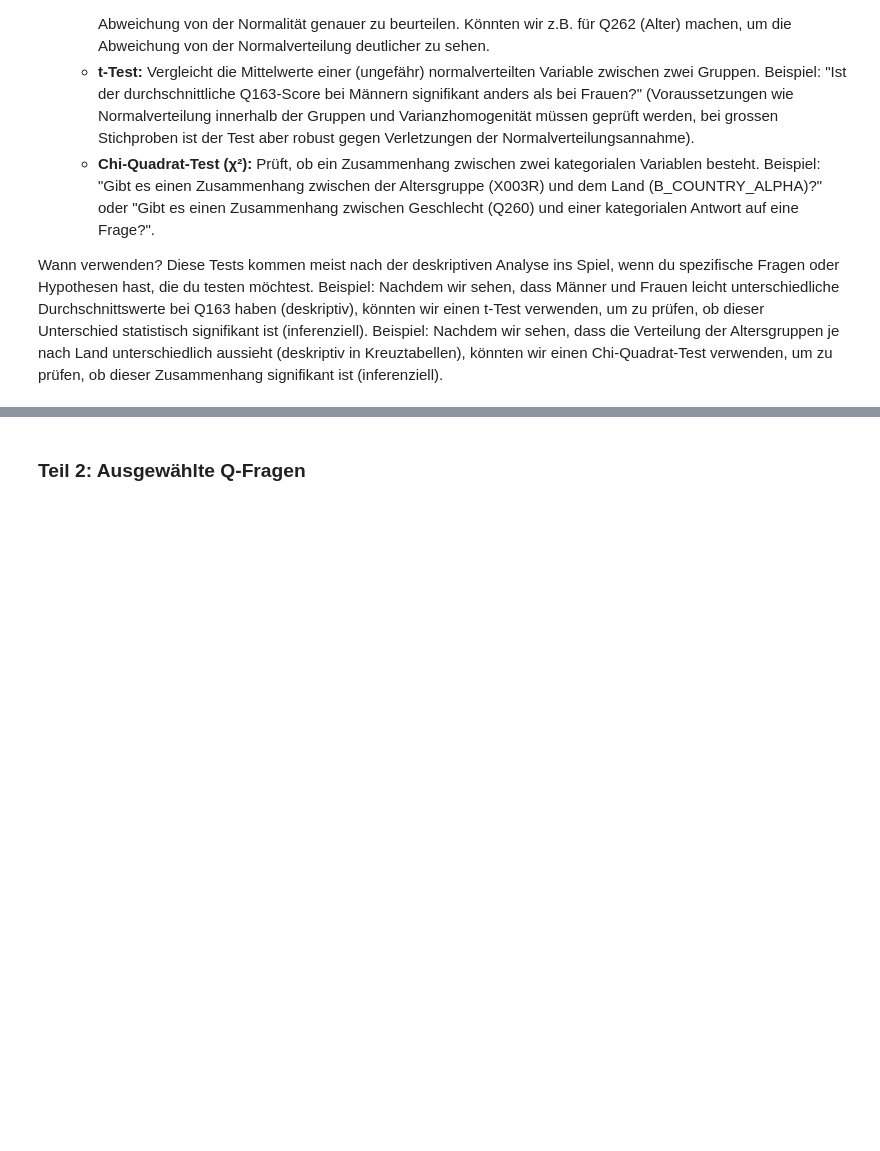
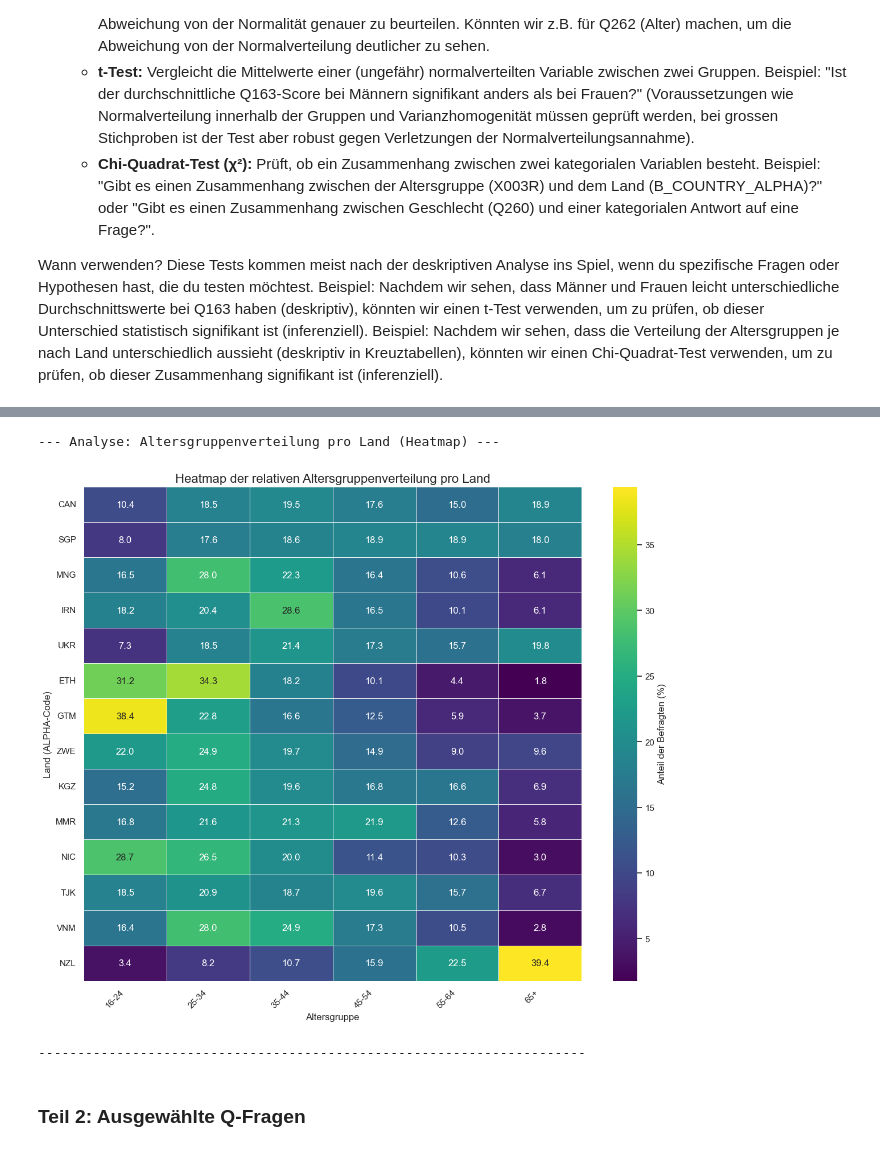
Before and after one commit to TobiasMaissen/cas_statistik_davi, a Jupyter notebook: statistik.ipynb, the cells around one changed output, grey strips where cells are left out. Drawn from its saved outputs; the diff is of its cells as text; code cells hidden in the pictures; blank space fills up the shorter version.

```diff
--- a/statistik.ipynb
+++ b/statistik.ipynb
@@ -399,3 +628,68 @@ Beispiel: Nachdem wir sehen, dass die Verteilung der Altersgruppen je nach Land
+# %%
+# --- Analyse: Altersgruppenverteilung pro Land (Heatmap) ---
+print("\n--- Analyse: Altersgruppenverteilung pro Land (Heatmap) ---")
+
+import pandas as pd
+import matplotlib.pyplot as plt
+import seaborn as sns
+import numpy as np # Für np.nan wenn Daten fehlen
+
+# Sicherstellen, dass df_clean und die Spalten existieren
+if 'df_clean' not in locals() or 'X003R' not in df_clean.columns or 'B_COUNTRY_ALPHA' not in df_clean.columns:
+    print("Fehler: Benötigte Daten (df_clean, X003R, B_COUNTRY_ALPHA) nicht gefunden.")
+else:
+    # Mapping und Reihenfolge für Altersgruppen-Labels
+    age_labels = {1.0: '16-24', 2.0: '25-34', 3.0: '35-44', 4.0: '45-54', 5.0: '55-64', 6.0: '65+'}
+    ordered_age_labels = list(age_labels.values())
+
+    # Daten vorbereiten (wie zuvor)
+    df_age_country = df_clean[['B_COUNTRY_ALPHA', 'X003R']].dropna()
+    df_age_country = df_age_country[df_age_country['X003R'].isin(age_labels.keys())]
+    df_age_country['Altersgruppe_Label'] = df_age_country['X003R'].map(age_labels)
+
+    # Kreuztabelle mit absoluten Zahlen
+    crosstab_abs = pd.crosstab(df_age_country['B_COUNTRY_ALPHA'], df_age_country['Altersgruppe_Label'])
+    crosstab_abs = crosstab_abs.reindex(columns=ordered_age_labels, fill_value=0)
+
+    # Kreuztabelle in Prozent umrechnen
+    # Füge kleine Konstante hinzu, um Division durch Null bei Ländern ohne Antworten zu vermeiden
+    row_sums = crosstab_abs.sum(axis=1)
+    # Länder ohne Antworten (Summe=0) identifizieren und für diese Zeile NaN setzen
+    crosstab_perc = crosstab_abs.apply(lambda x: (x / row_sums[x.name] * 100) if row_sums[x.name] > 0 else np.nan, axis=1)
+
+    # Optional: Länder nach Gesamtanzahl sortieren (oder nach einem anderen Kriterium)
+    country_counts_sorted_index = df_clean['B_COUNTRY_ALPHA'].value_counts().index
+    crosstab_perc_sorted = crosstab_perc.reindex(country_counts_sorted_index)
+    # Entferne Zeilen, die nur NaN enthalten (Länder ohne gültige Altersdaten)
+    crosstab_perc_sorted.dropna(how='all', inplace=True)
+
+
+    # --- Visualisierung: Heatmap ---
+    if not crosstab_perc_sorted.empty:
+        plt.figure(figsize=(12, 10)) # Grösse anpassen je nach Anzahl Länder
+        sns.heatmap(
+            crosstab_perc_sorted,
+            annot=True,       # Zeige die Prozentwerte in den Zellen
+            fmt=".1f",        # Formatierung der Werte (eine Nachkommastelle)
+            linewidths=.5,    # Linien zwischen Zellen
+            cmap="viridis",   # Farbpalette (andere Optionen: "Blues", "YlGnBu", "coolwarm", etc.)
+            cbar_kws={'label': 'Anteil der Befragten (%)'} # Beschriftung der Farbleiste
+        )
+        plt.title('Heatmap der relativen Altersgruppenverteilung pro Land', fontsize=16)
+        plt.xlabel('Altersgruppe', fontsize=12)
+        plt.ylabel('Land (ALPHA-Code)', fontsize=12)
+        plt.xticks(rotation=45, ha='right') # X-Achsen-Labels lesbarer machen
+        plt.yticks(rotation=0) # Y-Achsen-Labels horizontal
+        plt.tight_layout()
+        plt.show()
+    else:
+        print("Keine ausreichenden Daten zur Visualisierung der Altersgruppenverteilung pro Land vorhanden.")
+
+    print("-" * 70)
+# %% [output]
+--- Analyse: Altersgruppenverteilung pro Land (Heatmap) ---
+[figure, added]
+----------------------------------------------------------------------
 # %% [markdown]
 ### Teil 2: Ausgewählte Q-Fragen
 # %%
```
Also changed, not shown: parts of 13 cells of this notebook, 1 other file.
